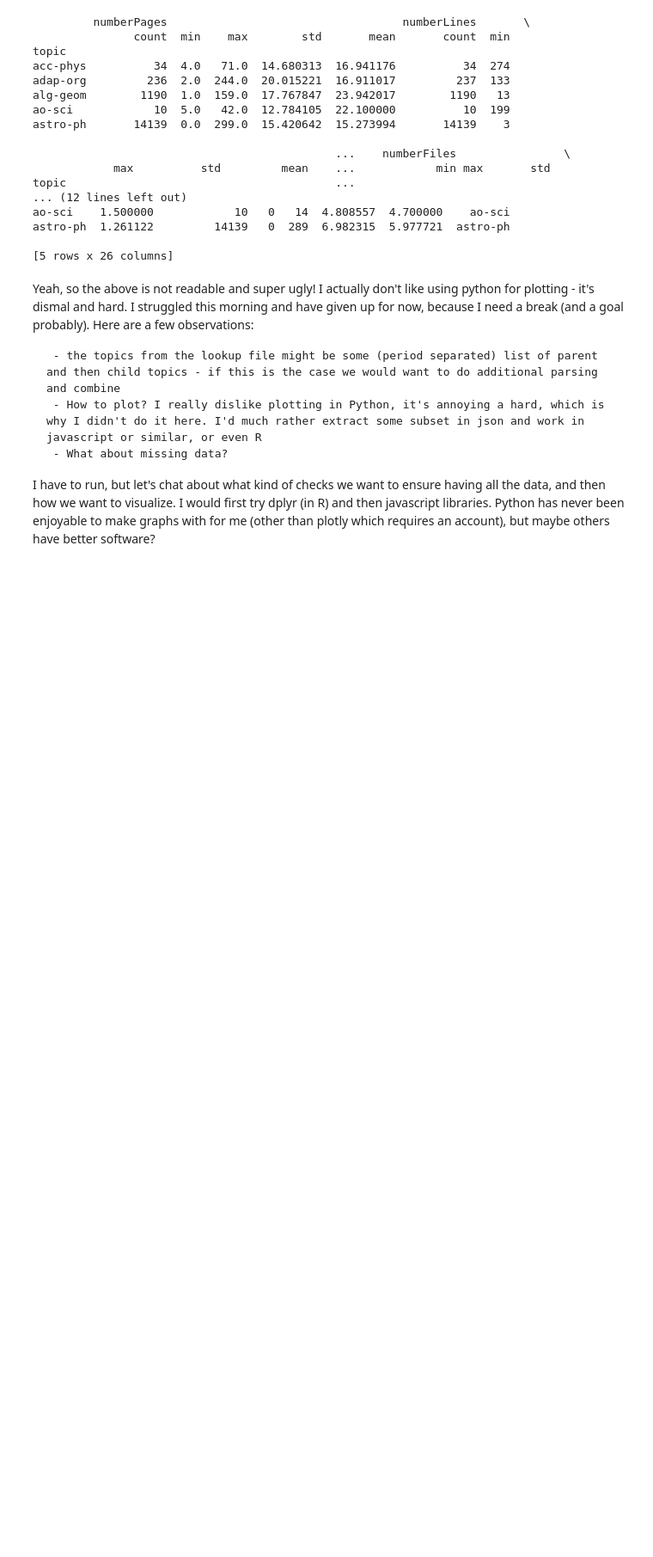
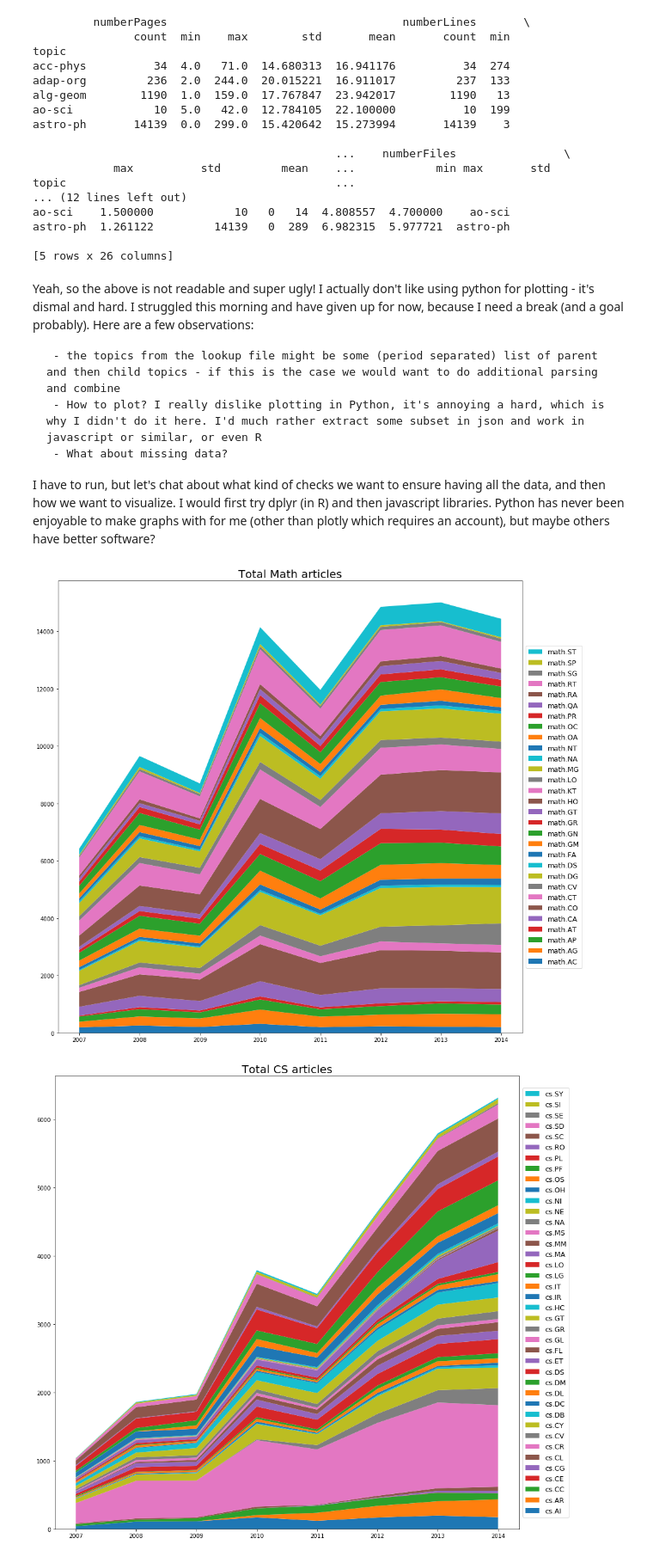
Before and after one commit to penrose/arxiv-equations, a Jupyter notebook: analysis/arxiv-count-analysis.ipynb, the cells around one changed output. Shown at 86% size. Saved outputs shown, nothing was run; the diff lists cells and outputs as text; code cells hidden in the pictures; blank space fills up the shorter version.

```diff
--- a/analysis/arxiv-count-analysis.ipynb
+++ b/analysis/arxiv-count-analysis.ipynb
@@ -226,0 +289,25 @@ I have to run, but let's chat about what kind of checks we want to ensure having
+# %%
+def get_arr_num_per_year(num_per_year, used_years):
+    """Make an array whose dimensions are years and topics."""
+    arr_num_per_year = np.zeros((len(used_years), len(num_per_year)))
+    for j, topic in enumerate(num_per_year):
+        for i, year in enumerate(used_years):
+            if str(year) in num_per_year[topic]:
+                arr_num_per_year[i, j] = num_per_year[topic][str(year)]
+    return arr_num_per_year
+# %%
+def make_stackplot(used_years, arr_num_per_year, which_topics, normalize_plot=False):
+    """Generate a stackplot.
+
+    Labels in the legend are reversed so they match the order in the diagram.
+    """
+    f, ax = plt.subplots()
+    f.set_figheight(15)
+    f.set_figwidth(15)
+    if normalize_plot:
+        arr_num_per_year_scaled = (arr_num_per_year.T / np.sum(arr_num_per_year, axis=1)).T
+        plot = plt.stackplot(used_years, *arr_num_per_year_scaled.T, labels = which_topics)
+    else:
+        plot = plt.stackplot(used_years, *arr_num_per_year.T, labels = which_topics)
+    handles, labels = f.gca().get_legend_handles_labels()
+    plt.legend(reversed(handles), reversed(labels), loc='center left', bbox_to_anchor=(1, 0.5), prop={'size': 12.5})
@@ -226,0 +330,18 @@ I have to run, but let's chat about what kind of checks we want to ensure having
+# %%
+def plot_stat_for_category(df_mod, which_topics, stat_fn=len, normalize_plot=False):
+    """Plot a given stat using stackplot."""
+    num_per_year = get_stat_per_year(df_mod, which_topics, stat_fn)
+    used_years = get_used_years(num_per_year)
+    arr_num_per_year = get_arr_num_per_year(num_per_year, used_years)
+    make_stackplot(used_years, arr_num_per_year, which_topics, normalize_plot)
+# %%
+topic_dict = {"Physics": physics_topics,
+              "Math": math_topics,
+              "CS": cs_topics}
+# %%
+for name, topic_list in topic_dict.items():
+    plot_stat_for_category(df_mod, topic_list, stat_fn=len)
+    plt.title("Total " + name + " articles", fontsize=20)
+# %% [output]
+[figure, added]
+[figure, added]
```
Also changed, not shown: parts of 18 cells of this notebook.
